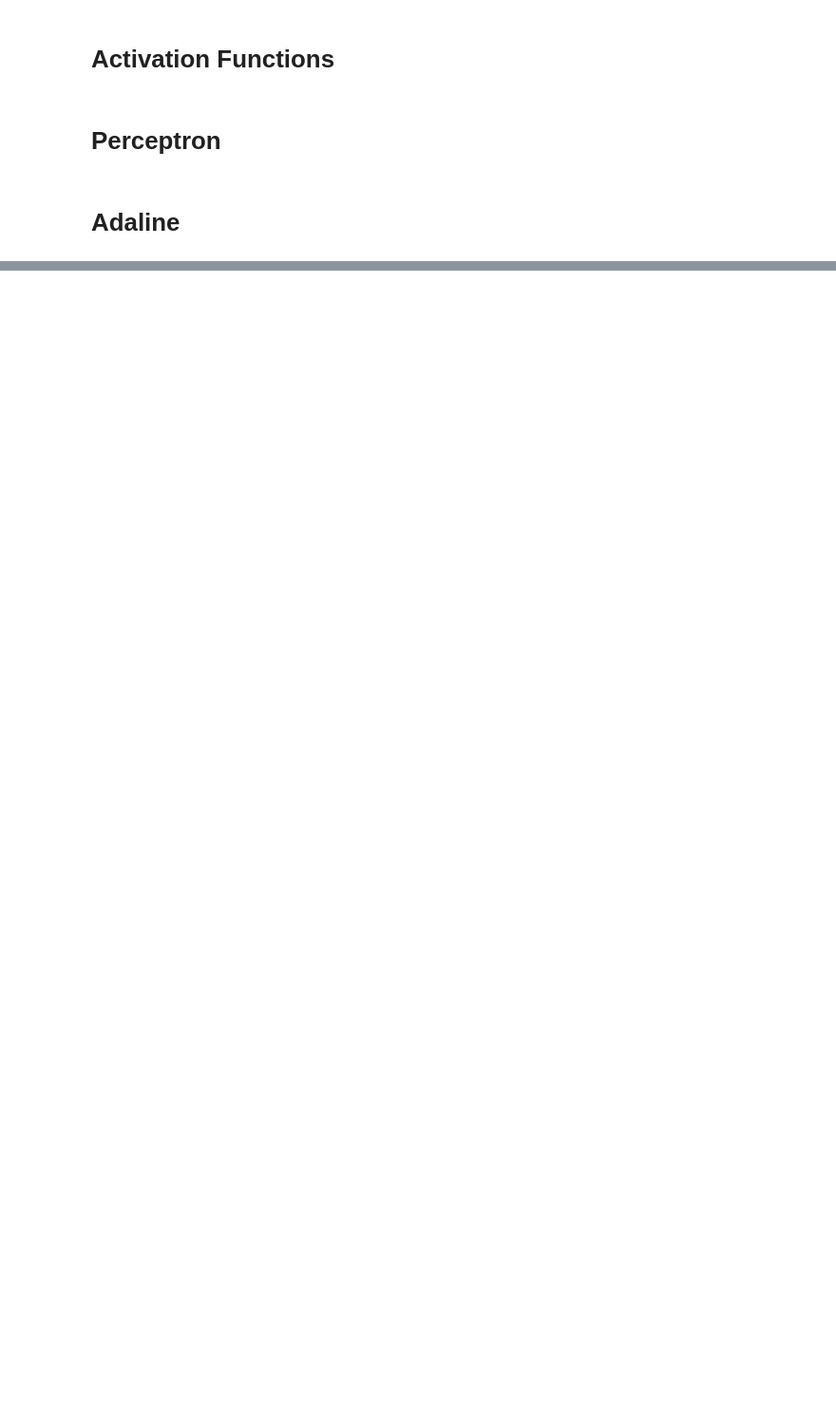
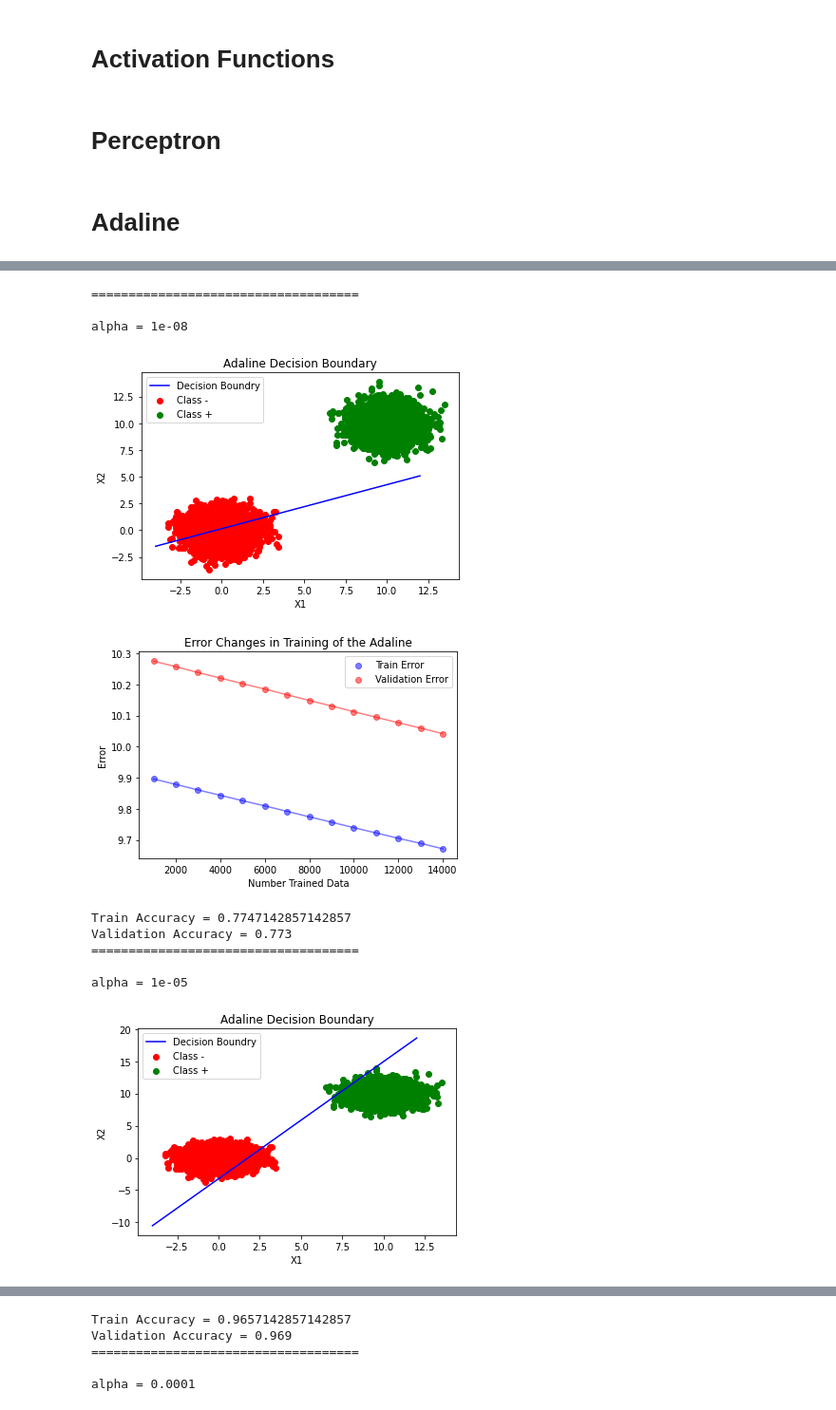
Before and after one commit to AUT-Student/NN-HW2, a Jupyter notebook: NN_HW1.ipynb, the cells around one changed output, grey strips where cells are left out. Shown at 95% size. Cells and saved outputs as stored; diff of their text form; code cells hidden in the pictures; blank space fills up the shorter version.

```diff
--- a/NN_HW1.ipynb
+++ b/NN_HW1.ipynb
@@ -516,0 +451,31 @@ adaline.show_error_values()
+# %%
+for alpha in [1e-08, 1e-05, 1e-04, 1e-03, 0.01]:
+  print("====================================\n")
+  print(f"alpha = {alpha}")
+  adaline = Adaline(
+                    alpha=alpha, degree = 1,
+                    activation_function=ActivationFunctions.identity
+                    )
+
+  adaline.train(
+      X_train = ls_dataset.X_train(),
+      y_train = ls_dataset.Y_train(),
+      X_validation = ls_dataset.X_validation(),
+      y_validation = ls_dataset.Y_validation(),
+      epochs = 2
+  )
+
+  adaline.show_decision_boundry(ls_dataset.train())
+  adaline.show_error_values()
+# %% [output]
+====================================
+
+alpha = 1e-08
+[figure, added]
+[figure, added]
+Train Accuracy = 0.7747142857142857
+Validation Accuracy = 0.773
+====================================
+
+alpha = 1e-05
+[figure, added]
@@ -516,0 +483,5 @@ adaline.show_error_values()
+Train Accuracy = 0.9657142857142857
+Validation Accuracy = 0.969
+====================================
+
+alpha = 0.0001
```
Also changed, not shown: parts of 65 cells of this notebook.
